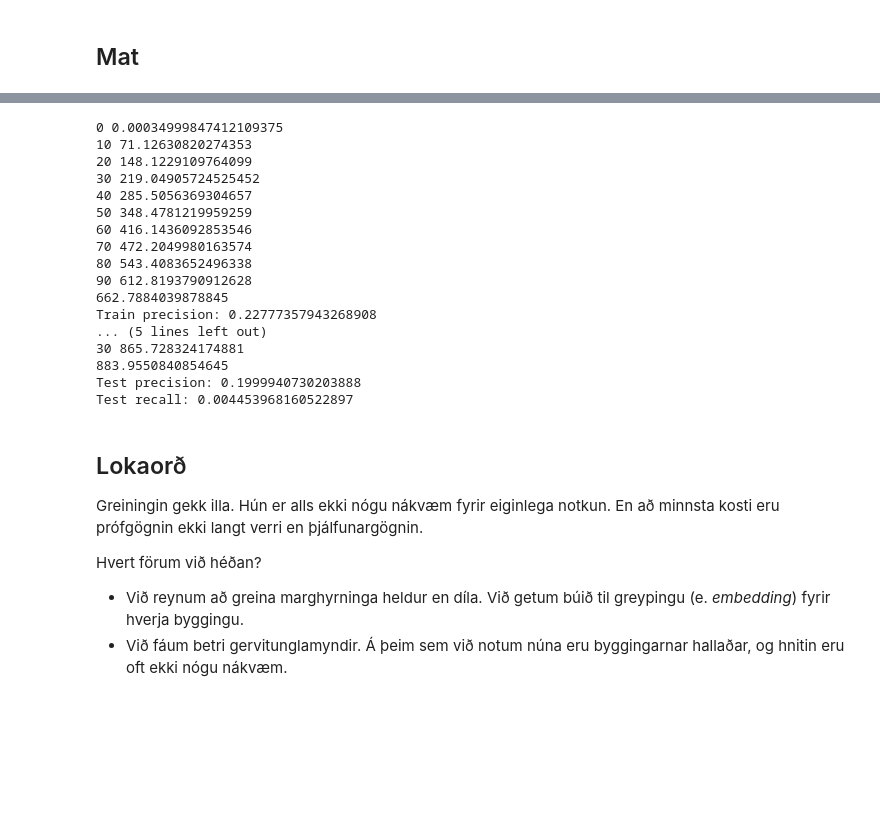
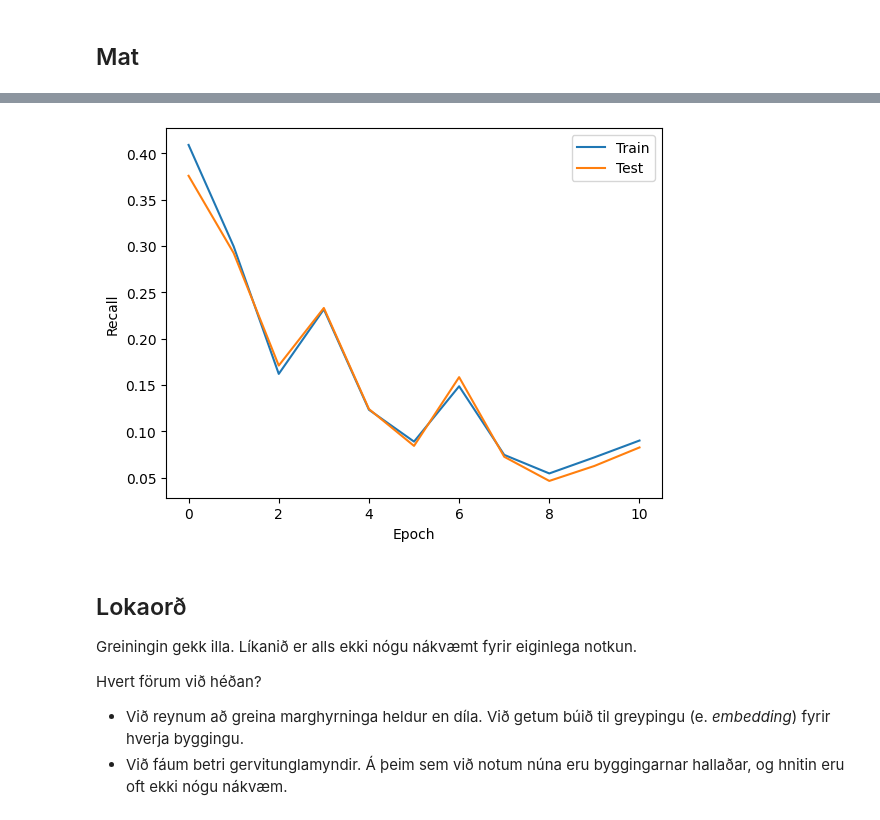
Before and after one commit to nholmesking/envalys-nathan, a Jupyter notebook: Nathan HK 2D-myndir.ipynb, the cells around one changed output, grey strips where cells are left out. Saved outputs shown, nothing was run; the diff lists cells and outputs as text; code cells hidden in the pictures; blank space fills up the shorter version.

```diff
--- a/Nathan HK 2D-myndir.ipynb
+++ b/Nathan HK 2D-myndir.ipynb
@@ -367,57 +447,15 @@ thresh = 0.5
-# %%
-byrjun = time.time()
-tp = 0
-fp = 0
-fn = 0
-for i in range(len(X_train)):
-    if i % 10 == 0:
-        print(i, time.time() - byrjun)
-    y_pred = likan(X_train[i])
-    frum = y_train[i].byte()
-    nid = (y_pred >= thresh).byte()
-    tp += ((nid == 1) & (frum == 1)).sum().item()
-    fp += ((nid == 1) & (frum == 0)).sum().item()
-    fn += ((nid == 0) & (frum == 1)).sum().item()
-print(time.time() - byrjun)
-print('Train precision:', tp / (tp + fp))
-print('Train recall:', tp / (tp + fn))
-print()
-tp = 0
-fp = 0
-fn = 0
-for i in range(len(X_test)):
-    if i % 10 == 0:
-        print(i, time.time() - byrjun)
-    y_pred = likan(X_test[i])
-    frum = y_test[i].byte()
-    nid = (y_pred >= thresh).byte()
-    tp += ((nid == 1) & (frum == 1)).sum().item()
-    fp += ((nid == 1) & (frum == 0)).sum().item()
-    fn += ((nid == 0) & (frum == 1)).sum().item()
-print(time.time() - byrjun)
-print('Test precision:', tp / (tp + fp))
-print('Test recall:', tp / (tp + fn))
-# %% [output]
-0 0.00034999847412109375
-10 71.12630820274353
-20 148.1229109764099
-30 219.04905724525452
-40 285.5056369304657
-50 348.4781219959259
-60 416.1436092853546
-70 472.2049980163574
-80 543.4083652496338
-90 612.8193790912628
-662.7884039878845
-Train precision: 0.22777357943268908
-... (5 lines left out)
-30 865.728324174881
-883.9550840854645
-Test precision: 0.1999940730203888
-Test recall: 0.004453968160522897
+# %%
+plt.plot(train_rec, label='Train')
+plt.plot(test_rec, label='Test')
+plt.xlabel('Epoch')
+plt.ylabel('Recall')
+plt.legend()
+plt.show()
+# %% [output]
+[figure, added]
 # %% [markdown]
 ## Lokaorð
-Greiningin gekk illa. Hún er alls ekki nógu nákvæm fyrir eiginlega notkun. En að minnsta kosti eru prófgögnin ekki langt verri en þjálfunargögnin.
+Greiningin gekk illa. Líkanið er alls ekki nógu nákvæmt fyrir eiginlega notkun.
 
 Hvert förum við héðan?
 - Við reynum að greina marghyrninga heldur en díla. Við getum búið til greypingu (e. *embedding*) fyrir hverja byggingu.
```
Also changed, not shown: parts of 11 cells of this notebook.
